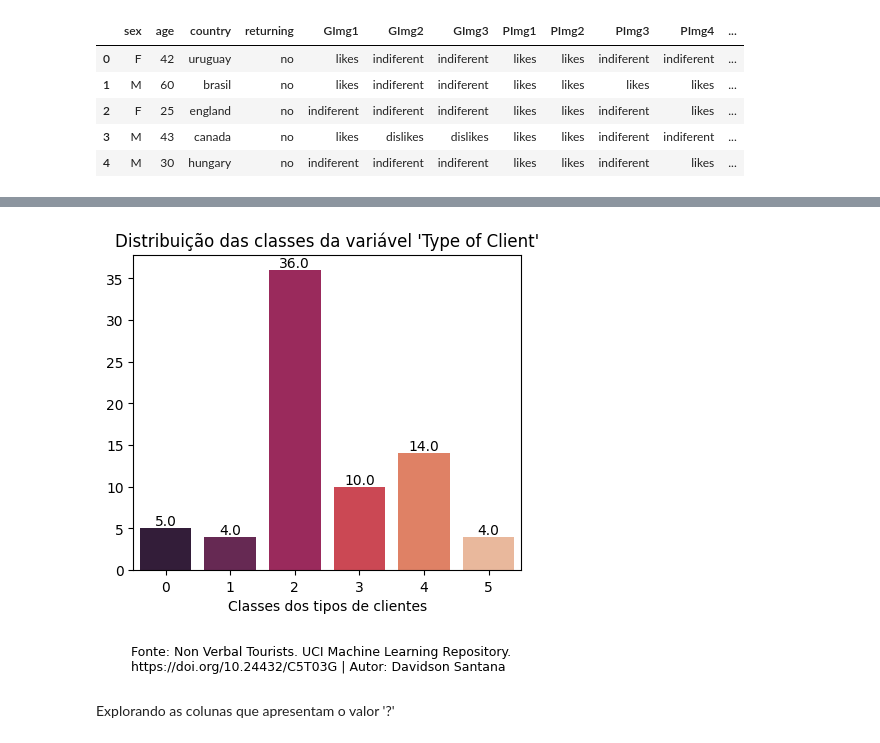
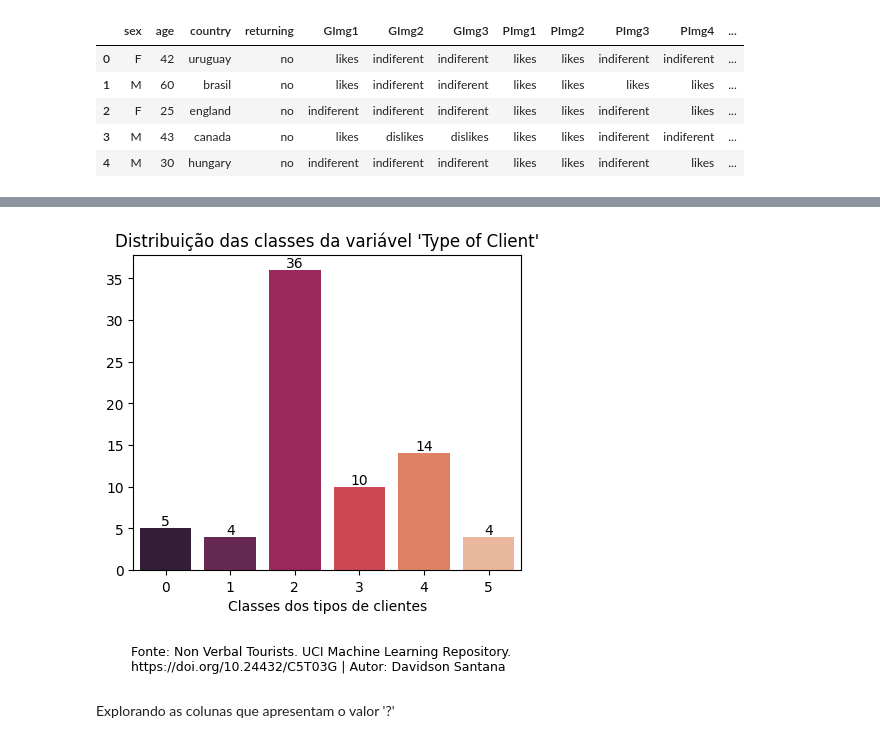
Before and after one commit to davidsonsantana89/modelos-preditivos, a Jupyter notebook: dass_Projeto_final_Classificação.ipynb, the cells around one changed output, grey strips where cells are left out. Saved outputs shown, nothing was run; the diff lists cells and outputs as text; code cells hidden in the pictures.

```diff
--- a/dass_Projeto_final_Classificação.ipynb
+++ b/dass_Projeto_final_Classificação.ipynb
@@ -84,30 +84,33 @@ Há 6 valores únicos na coluna: "Type of Client"
 # %%
 # Verificar a distribuição das classes da feature de classificação.
 fig, ax = plt.subplots(figsize=(5,5))
 cores = sns.color_palette("rocket")
 ax = sns.barplot(x = df['Type of Client'].value_counts().index,
                  y = df['Type of Client'].value_counts().values,
                  hue=df['Type of Client'].value_counts().index, palette=cores,
                  legend=False)
 
 plt.title("Distribuição das classes da variável 'Type of Client'")
 plt.xlabel('Classes dos tipos de clientes');
 
-# Adicionar anotações para cada barra
-for p in ax.patches:
-    ax.annotate(str(p.get_height()), (p.get_x() + p.get_width() / 2., p.get_height()),
-                ha='center', va='center', xytext=(0, 5), textcoords='offset points')
+for j in range(len(ax.containers)):
+    ax.bar_label(ax.containers[j], fontsize=10) # exibe os valores em cada barra
+
+# # Adicionar anotações para cada barra
+# for p in ax.patches:
+#     ax.annotate(str(p.get_height()), (p.get_x() + p.get_width() / 2., p.get_height()),
+#                 ha='center', va='center', xytext=(0, 5), textcoords='offset points')
 
 
 plt.figtext(0.12, 0.05, 'Fonte: Non Verbal Tourists. UCI Machine Learning Repository. \nhttps://doi.org/10.24432/C5T03G | Autor: Davidson Santana', fontsize=9)
 
 # Ajustar a posição dos subplots para deixar mais espaço na parte inferior
 plt.subplots_adjust(bottom=0.25)
 
 plt.savefig('01-dist_type_of_client.png')
 plt.show()
 # %% [output]
-[figure, old version]
+[figure, new version]
 # %% [markdown]
 Explorando as colunas que apresentam o valor '?'
 # %%
```
Also changed, not shown: parts of 2 cells of this notebook.
